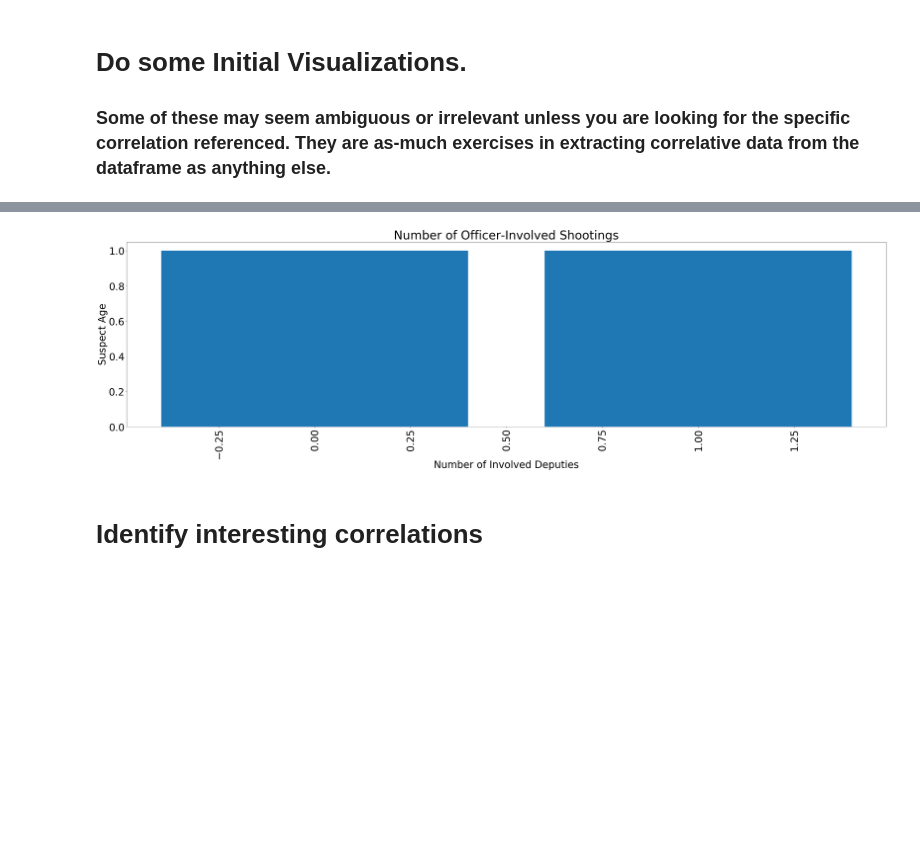
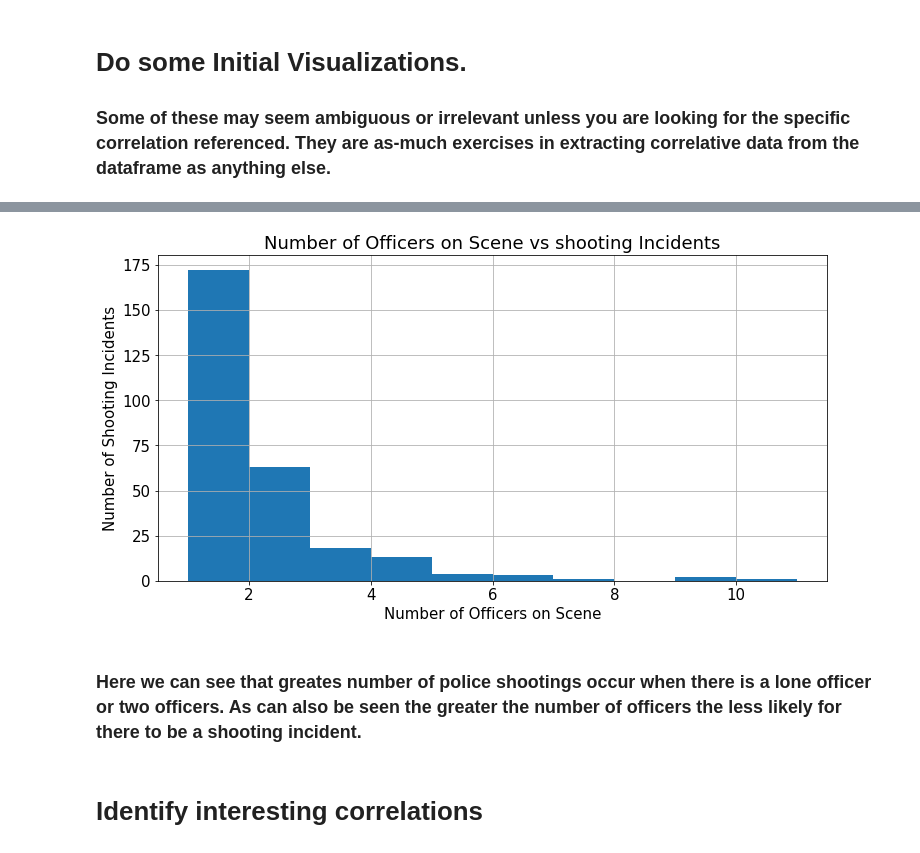
Before and after one commit to SeriousHyena/Sandbox, a Jupyter notebook: Los_Angeles_Police_shootings.ipynb, the cells around one changed output, grey strips where cells are left out. Saved outputs shown, nothing was run; the diff lists cells and outputs as text; code cells hidden in the pictures; blank space fills up the shorter version.

```diff
--- a/Los_Angeles_Police_shootings.ipynb
+++ b/Los_Angeles_Police_shootings.ipynb
@@ -210,0 +250,9 @@ memory usage: 58.4+ KB
+# %%
+plt.figure(figsize=[12, 6])
+plt.rcParams.update({'font.size': 15})
+plt.xticks(rotation=45)
+plt.xlabel('Suspect Race')
+plt.ylabel('Number Of Suspects in Race')
+plt.title('Distribution of Suspect Race in Officer Shootings')
+df['suspect_race'].hist()
+plt.show()
@@ -211,11 +273,10 @@ memory usage: 58.4+ KB
 # %%
-plt.figure(figsize=[48, 12])
-plt.rcParams.update({'font.size': 35})
-plt.bar(df['of_involved_deputies'], df['suspect_age'])
-plt.xlabel('Number of Involved Deputies')
-plt.ylabel('Suspect Age')
-plt.title('Number of Officer-Involved Shootings')
-plt.xticks(rotation=90)
-
+plt.figure(figsize=[12, 6])
+plt.rcParams.update({'font.size': 15})
+plt.xticks(rotation=0)
+plt.xlabel('Suspect Age')
+plt.ylabel('Suspect Count')
+plt.title('Distribution of Suspect Age in Officer Shootings')
+df['suspect_age'].hist()
 plt.show()
 # %% [output]
@@ -225,15 +306,16 @@ plt.show()
 # %%
-plt.figure(figsize=[48, 12])
-plt.rcParams.update({'font.size': 35})
-plt.bar(df['mental_health_concerns'], df['deceased'])
-plt.xlabel('Number of Involved Deputies')
-plt.ylabel('Suspect Age')
-plt.title('Number of Officer-Involved Shootings')
-plt.xticks(rotation=90)
-
+plt.figure(figsize=[12, 6])
+plt.rcParams.update({'font.size': 15})
+plt.xticks(rotation=0)
+plt.xlabel('Number of Officers on Scene')
+plt.ylabel('Number of Shooting Incidents')
+plt.title('Number of Officers on Scene vs shooting Incidents')
+df['of_involved_deputies'].hist()
 plt.show()
 # %% [output]
-[figure, old version]
+[figure, new version]
+# %% [markdown]
+### Here we can see that greates number of police shootings occur when there is a lone officer or two officers. As can also be seen the greater the number of officers the less likely for there to be a shooting incident.
 # %% [markdown]
 # Identify interesting correlations
 # %%
```
Also changed, not shown: parts of 14 cells of this notebook.
